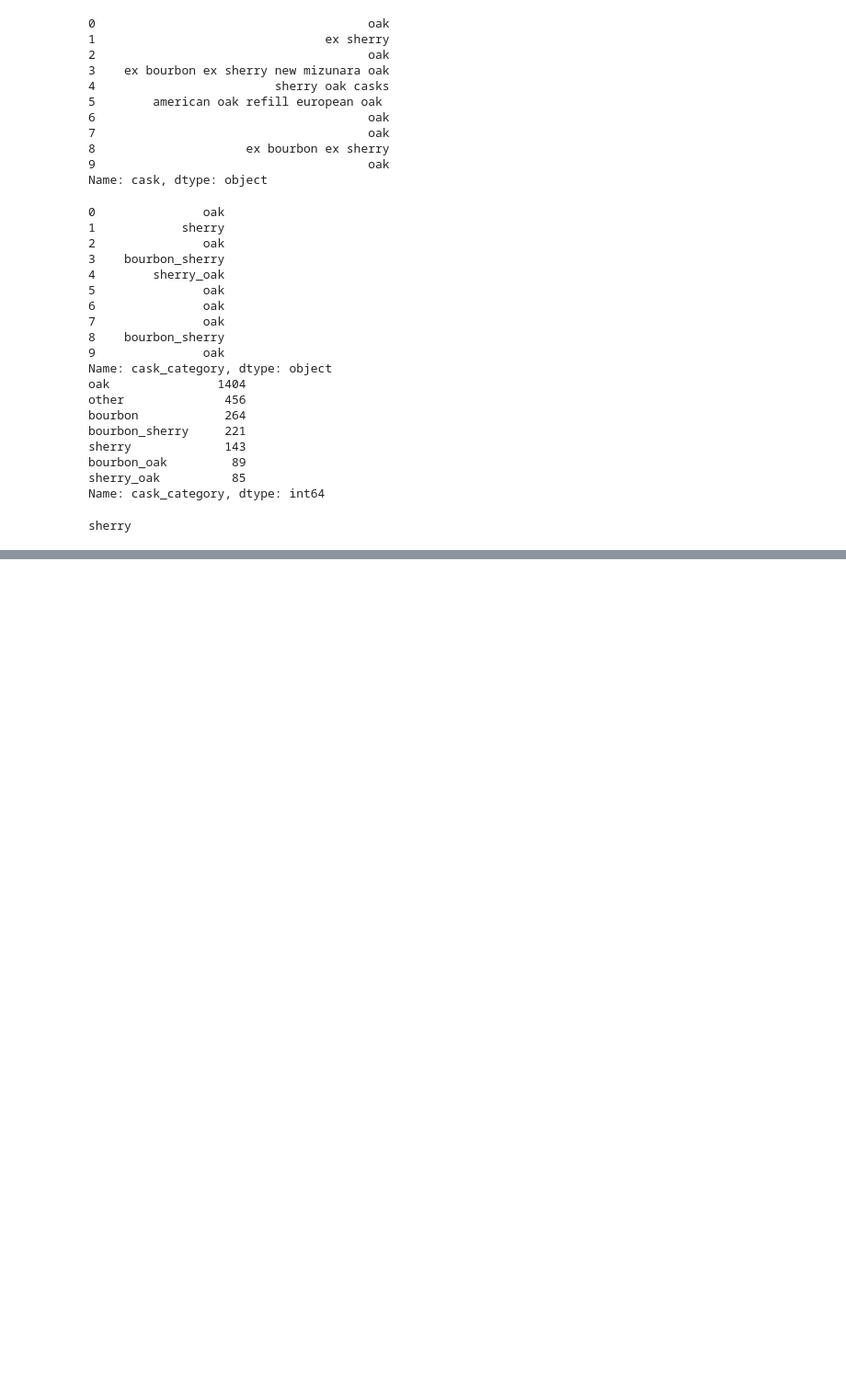
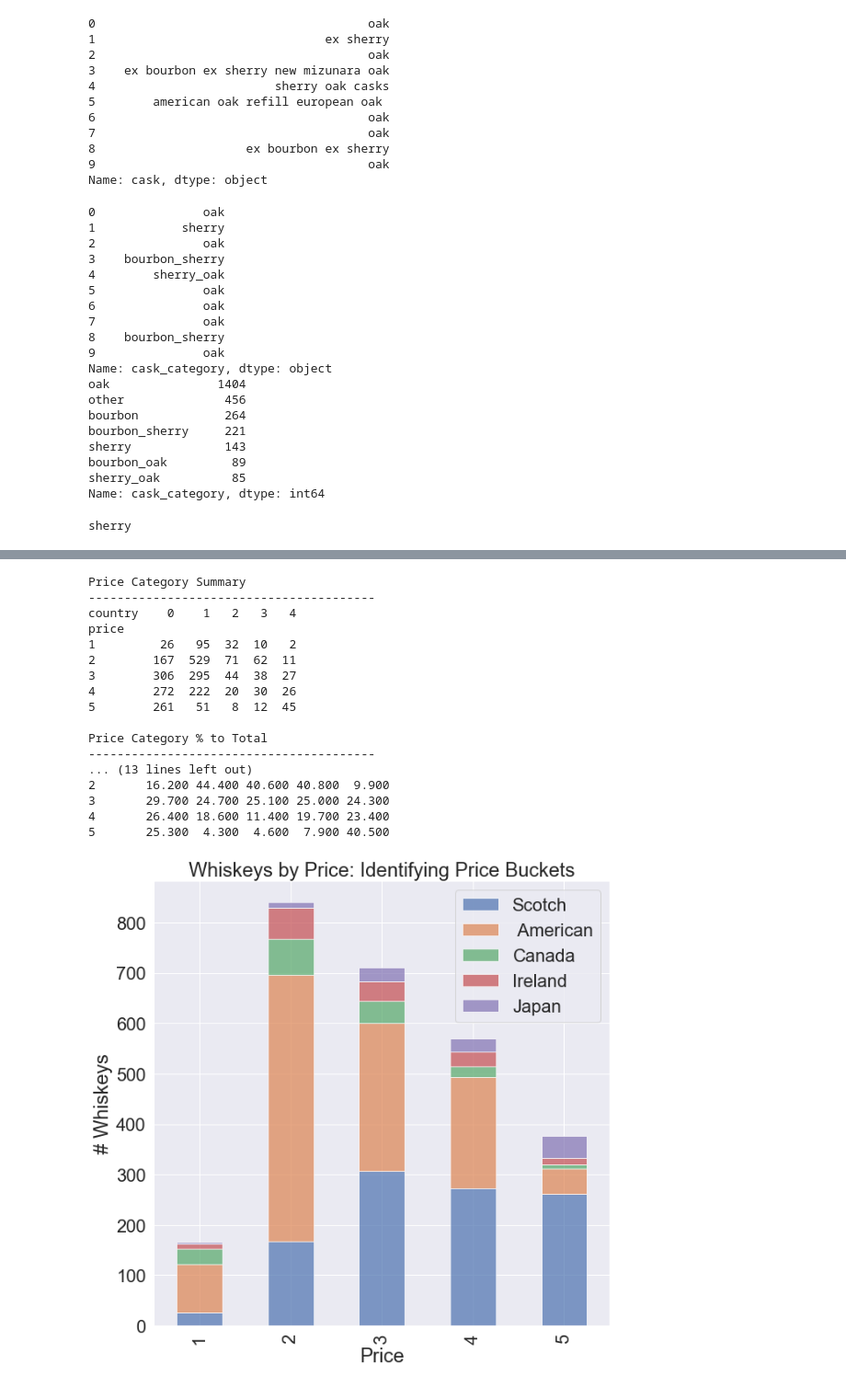
Before and after one commit to mcerow/whiskey_sommelier, a Jupyter notebook: maura-wip/EDA_FEAT_ENGINEER_MC.ipynb, the cells around one changed output, grey strips where cells are left out. Shown at 92% size. Saved outputs shown, nothing was run; the diff lists cells and outputs as text; code cells hidden in the pictures; blank space fills up the shorter version.

```diff
--- a/maura-wip/EDA_FEAT_ENGINEER_MC.ipynb
+++ b/maura-wip/EDA_FEAT_ENGINEER_MC.ipynb
@@ -386,0 +412,41 @@ df[df['style'] == '100% malted barley from a single distillery. Dried with peat.
+# %%
+print('Price Category Summary')
+print("-"*40)
+print(df.groupby(['price','country']).price.count().unstack())
+print("")
+print('Price Category % to Total')
+print("-"*40)
+print(round((df.groupby(['price','country']).price.count()/df.groupby(['price']).price.count()*100), 1).unstack())
+print("")
+print('Country % to Total by Price')
+print("-"*40)
+print(round((df.groupby(['price','country']).price.count()/df.groupby(['country']).country.count()*100), 1).unstack())
+print("")
+
+price = df.groupby(['price','country']).price.count().unstack()
+p1 = price.plot(kind = 'bar', stacked = True,
+                   title = 'Whiskeys by Price: Identifying Price Buckets',
+                   alpha = .70, figsize=(10,10))
+p1.set_xlabel('Price')
+p1.set_ylabel('# Whiskeys')
+p1.legend(['Scotch',' American', 'Canada', 'Ireland', 'Japan'])
+plt.show()
+# %% [output]
+Price Category Summary
+----------------------------------------
+country    0    1   2   3   4
+price
+1         26   95  32  10   2
+2        167  529  71  62  11
+3        306  295  44  38  27
+4        272  222  20  30  26
+5        261   51   8  12  45
+
+Price Category % to Total
+----------------------------------------
+... (13 lines left out)
+2       16.200 44.400 40.600 40.800  9.900
+3       29.700 24.700 25.100 25.000 24.300
+4       26.400 18.600 11.400 19.700 23.400
+5       25.300  4.300  4.600  7.900 40.500
+[figure, added]
```
Also changed, not shown: parts of 17 cells of this notebook, 1 other file.
